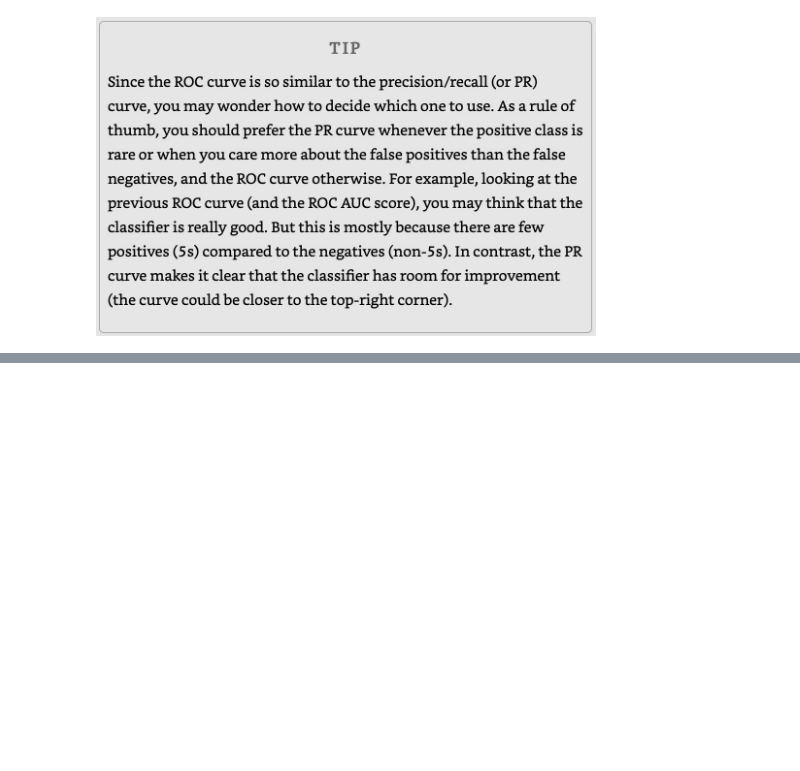
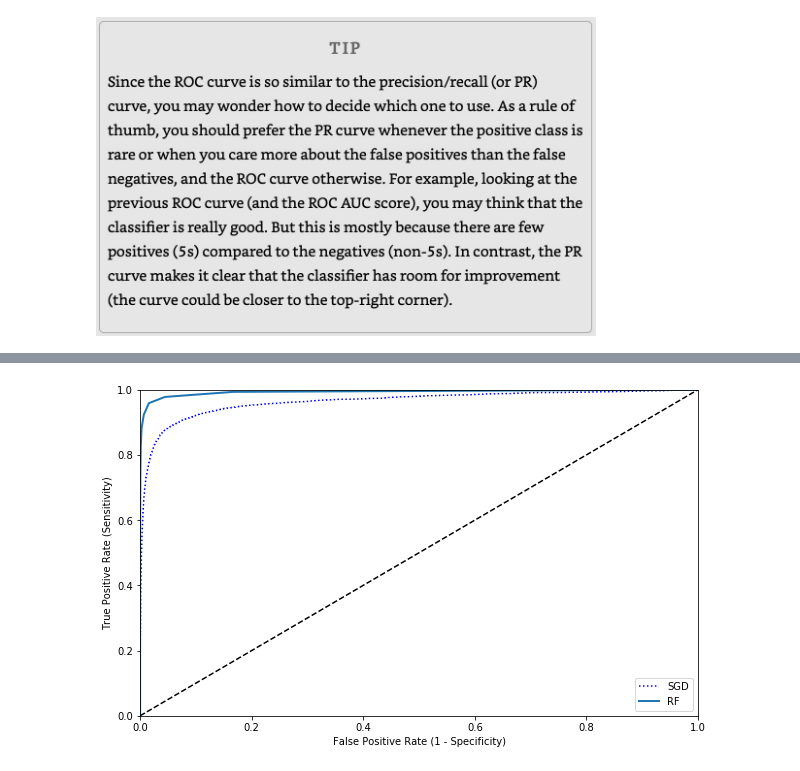
Before and after one commit to garcia-alex/ml-workflows, a Jupyter notebook: ch03.ipynb, the cells around one changed output, grey strips where cells are left out. Drawn from its saved outputs; the diff is of its cells as text; code cells hidden in the pictures; blank space fills up the shorter version.

```diff
--- a/ch03.ipynb
+++ b/ch03.ipynb
@@ -123,3 +122,10 @@ roc_graph(fpr, tpr)
 Image(f'{PATH_SCREENSHOTS}/ch03/pr_roc.jpg', width=500)
 # %% [output]
 [figure]
+# %%
+from sklearn.ensemble import RandomForestClassifier
+
+from const import METHOD_PREDICT_PROBA
+
+rf = BCM(RandomForestClassifier, n_estimators=10, random_state=42)
+rf.evaluate(features, labels, cv=3, method=METHOD_PREDICT_PROBA)
@@ -125,0 +146,10 @@ Image(f'{PATH_SCREENSHOTS}/ch03/pr_roc.jpg', width=500)
+# %%
+fprf, tprf, thf = rf.roc_curve()
+
+plt.figure(figsize=(10, 6))
+plt.plot(fpr, tpr, 'b:', label="SGD")
+roc_graph(fprf, tprf, label="RF", show=False)
+plt.legend(loc='lower right')
+plt.show()
+# %% [output]
+[figure, added]
```
Also changed, not shown: parts of 8 cells of this notebook, 3 other files.
